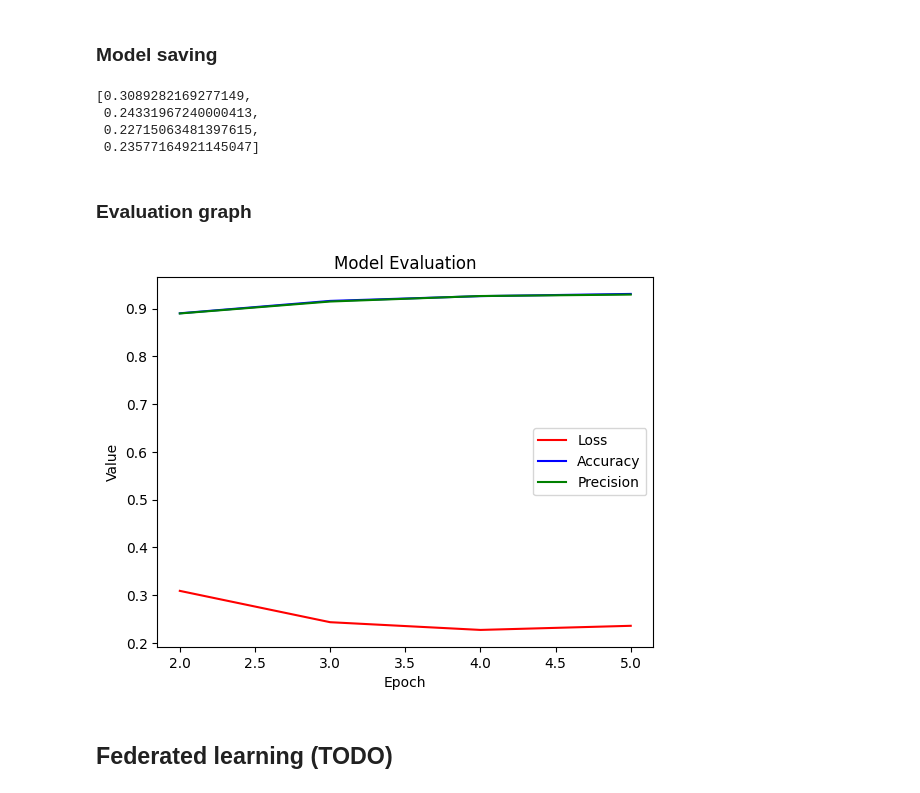
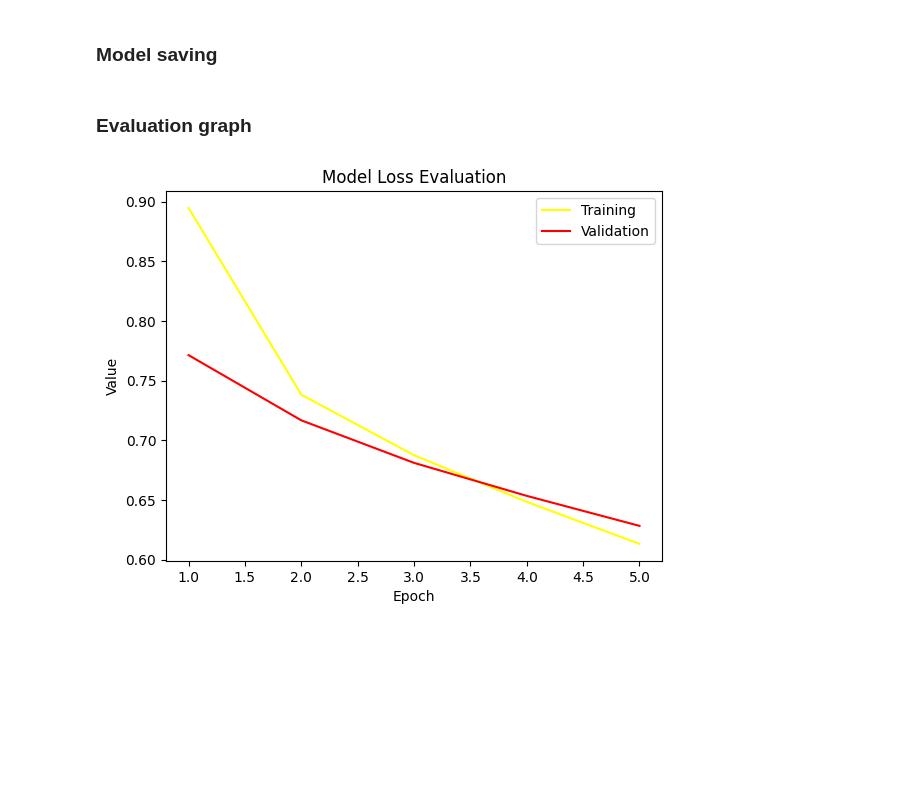
Before and after one commit to FIIT-Bc-projects/2024-Oksanich-DNLI, a Jupyter notebook: sentiment_analysis/model.ipynb, the cells around one changed output. Drawn from its saved outputs; the diff is of its cells as text; code cells hidden in the pictures; blank space fills up the shorter version.

Commit message:
baseline model updated and retrained

```diff
--- a/sentiment_analysis/model.ipynb
+++ b/sentiment_analysis/model.ipynb
@@ -84,7 +84,7 @@ DatasetDict({
     })
 })
 # %%
-def get_data_loader(dataset, batch_size, pad_index, shuffle=False):
+def get_data_loader(dataset: Dataset, batch_size: int, pad_index, shuffle=False) -> DataLoader:
     def collate_fn(batch):
         batch_ids = nn.utils.rnn.pad_sequence([i["ids"] for i in batch], padding_value=pad_index, batch_first=True)
         batch_label = torch.stack([i["label"] for i in batch])
@@ -96,7 +96,7 @@ def get_data_loader(dataset, batch_size, pad_index, shuffle=False):
             "attention_mask": batch_mask,
         }
 
-    dl = torch.utils.data.DataLoader(
+    dl = DataLoader(
         dataset=dataset,
         batch_size=batch_size,
         collate_fn=collate_fn,
@@ -105,8 +105,8 @@ def get_data_loader(dataset, batch_size, pad_index, shuffle=False):
 
     return dl
 
-training_dl = get_data_loader(training_ds, 32, pad, shuffle=True)
-validation_dl = get_data_loader(validation_ds, 32, pad)
+training_dl = get_data_loader(training_ds, 32, tokenizer.pad_token_id, shuffle=True)
+validation_dl = get_data_loader(validation_ds, 32, tokenizer.pad_token_id)
 # %% [markdown]
 ## Model definition
 # %%
@@ -310,14 +307,14 @@ def run_centralized(
+# %%
+n = 5
+lr = 1e-6
 # %%
-n = 5
-lr = 1e-5
-
-l, a, p = run_centralized(
+metrics = run_centralized(
     training_dl,
     validation_dl,
     epochs=n,
     learning_rate=lr,
     save_checkpoints=True,
-    first_epoch=checkpoint["epoch"] + 1,
-    optimizer_state_dict=checkpoint["optimizer_state_dict"],
+    #first_epoch=checkpoint["epoch"],
+    #optimizer_state_dict=checkpoint["optimizer_state_dict"],
 )
 # %% [output]
@@ -389,30 +399,19 @@ for item in list(zip(texts, [reverse_mapping[l] for l in labels], [reverse_mappi
 ### Model saving
 # %%
 torch.save(model.state_dict(), "model/trained_model.pth")
-# %%
-#0.8901209677419355
-checkpoint["loss"]
-# %% [output]
-[0.3089282169277149,
- 0.24331967240000413,
- 0.22715063481397615,
- 0.23577164921145047]
 # %% [markdown]
 ### Evaluation graph
+# %%
+epoch_rng = range(1, n + 1)
 # %%
-epoch_rng = range(2, n + 1)
-
-plt.plot(epoch_rng, l, label="Loss", color="red")
-plt.plot(epoch_rng, a, label="Accuracy", color="blue")
-plt.plot(epoch_rng, p, label="Precision", color="green")
+plt.plot(epoch_rng, metrics["train"]["loss"], label="Training", color="yellow")
+plt.plot(epoch_rng, metrics["test"]["loss"], label="Validation", color="red")
 
 plt.xlabel("Epoch")
 plt.ylabel("Value")
 
-plt.title("Model Evaluation")
+plt.title("Model Loss Evaluation")
 plt.legend()
 plt.show()
 # %% [output]
-[figure, old version]
+[figure, new version]
-# %% [markdown]
-## Federated learning (TODO)
```
Also changed, not shown: parts of 18 cells of this notebook.
